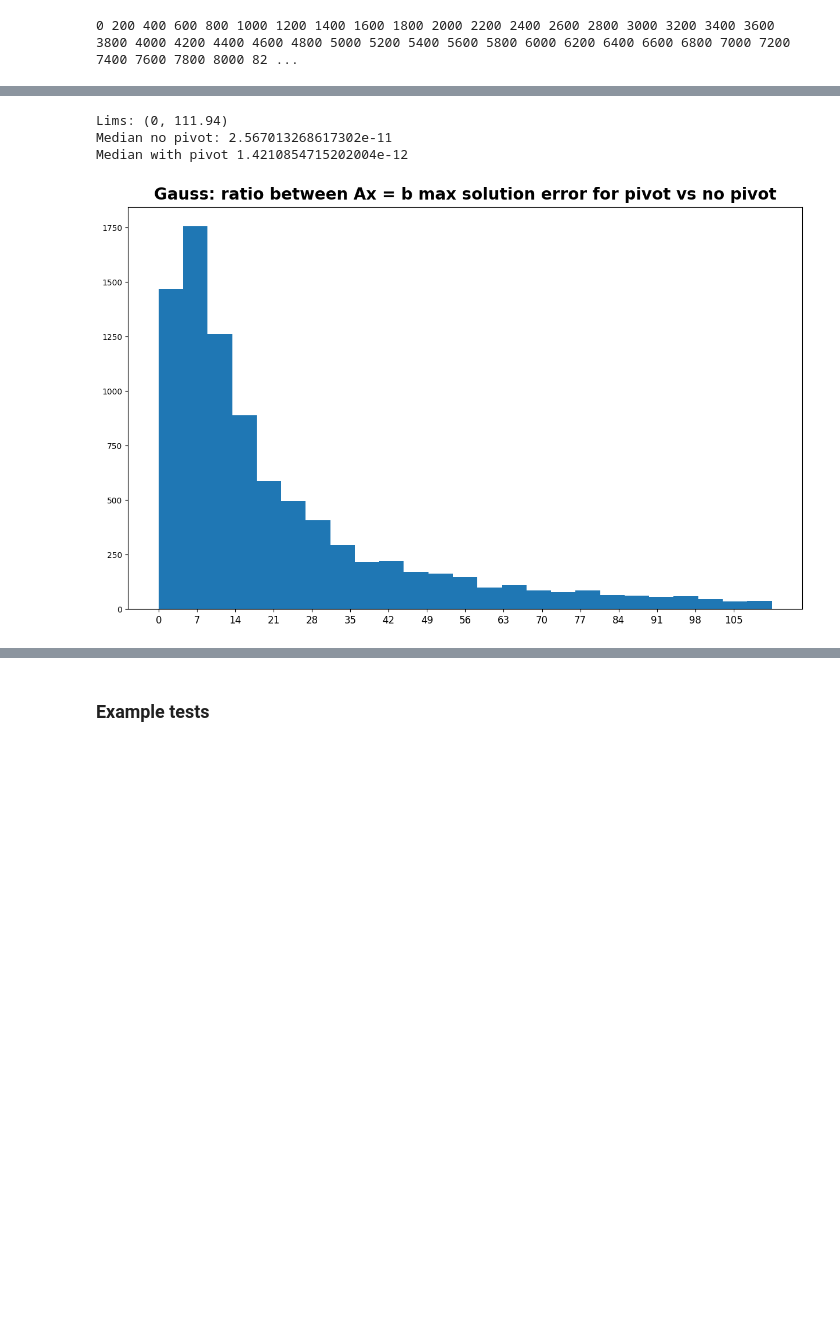
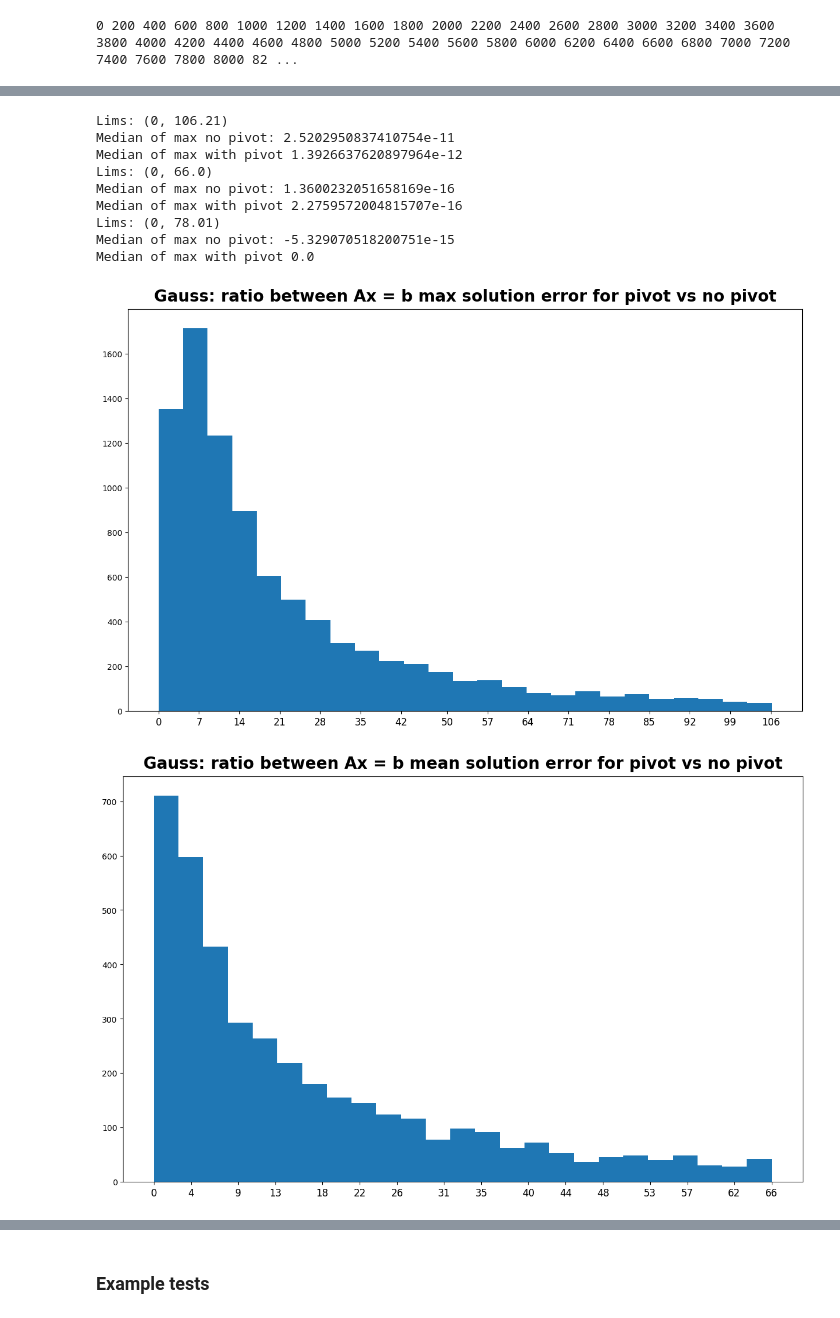
Before and after one commit to Jakub-Karczewski/matrix_algorithms, a Jupyter notebook: matrix_calculus_sem_8/lab2/lab2-iteracyjnie.ipynb, the cells around one changed output, grey strips where cells are left out. Cells and saved outputs as stored; diff of their text form; code cells hidden in the pictures; blank space fills up the shorter version.

Commit message:
Another plots for 10 k trials

```diff
--- a/matrix_calculus_sem_8/lab2/lab2-iteracyjnie.ipynb
+++ b/matrix_calculus_sem_8/lab2/lab2-iteracyjnie.ipynb
@@ -207,7 +208,7 @@ def assert_u_matrix(U, tol, has_ones = False):
 NUM_TRIALS = 10000
 n = 40
 
-pivot_diff = []
+lu_pivot_diff = defaultdict(list)
 with_error, without_error = 0, 0
 for i in range(NUM_TRIALS):
     if i % (NUM_TRIALS//50) == 0:
@@ -227,15 +228,20 @@ for i in range(NUM_TRIALS):
             else:
                 without_error += 1
 
+    for func, label in [[lambda x: np.max(np.abs(x)), "max"], [lambda x: np.mean(x), "mean"],
+        [lambda x: np.median(x), "median"]]:
 
-    pivot, no_pivot = np.max(np.abs((P2 @ M3 - L2 @ U2))), np.max(np.abs((P3 @ M3 - L3 @ U3)))
-    diff_i = no_pivot/pivot
-    pivot_diff.append([no_pivot, pivot, diff_i])
+        pivot, no_pivot = func(P2 @ M3 - L2 @ U2), func(P3 @ M3 - L3 @ U3)
+        lu_pivot_diff[label].append([no_pivot, pivot, no_pivot/pivot if pivot != 0 else None])
 
 
-pivot_diff = np.array(pivot_diff)
+pivot_diff = np.array(lu_pivot_diff)
 # %% [output]
 0 200 400 600 800 1000 1200 1400 1600 1800 2000 2200 2400 2600 2800 3000 3200 3400 3600 3800 4000 4200 4400 4600 4800 5000 5200 5400 5600 5800 6000 6200 6400 6600 6800 7000 7200 7400 7600 7800 8000 82 ...
+# %%
+lu_pivot_max = np.array(lu_pivot_diff["max"])
+lu_pivot_mean = np.array(lu_pivot_diff["mean"])
+lu_pivot_median = np.array(lu_pivot_diff["median"])
 # %%
 print(f"Outside the tolerance: pivot = {with_error}/{NUM_TRIALS}, no_pivot = {without_error}/{NUM_TRIALS}")
 # %% [output]
@@ -292,21 +331,32 @@ for i in range(NUM_TRIALS):
 # %%
-gauss_pivot_diff = np.array(gauss_pivot_diff)
+gauss_pivot_max = np.array(gauss_pivot_diff["max"])
+gauss_pivot_mean = np.array(gauss_pivot_diff["mean"])
+gauss_pivot_median = np.array(gauss_pivot_diff["median"])
 # %%
-gauss_lims = [0, np.percentile(gauss_pivot_diff[:, 2], 89)]
-k = 25
-s = 15
+labels = ["max", "mean", "median"]
+for i, metric_res in enumerate([gauss_pivot_max, gauss_pivot_mean, gauss_pivot_median]):
+    gauss_lims = [0, np.percentile(metric_res[:, 2], 89)]
+    k = 25
+    s = 15
 
-print(f"Lims: ({gauss_lims[0]}, {round(gauss_lims[1], 2)})")
+    print(f"Lims: ({gauss_lims[0]}, {round(gauss_lims[1], 2)})")
 
-plt.figure(figsize=(15, 9))
-plt.hist(gauss_pivot_diff[:, 2], bins=[gauss_lims[1]/k * i for i in range(k+1)])
-plt.xticks([round(gauss_lims[1]/s) * i for i in range(s+1)], fontsize = 12)
-plt.title("Gauss: ratio between Ax = b max solution error for pivot vs no pivot", fontsize=20, fontweight='bold', pad=10 )
+    plt.figure(figsize=(15, 9))
+    plt.hist(metric_res[:, 2], bins = [gauss_lims[1]/k * i for i in range(k+1)])
+    plt.xticks([custom_rand(gauss_lims[1]/s * i, gauss_lims[1]) for i in range(s+1)], fontsize = 12)
+    plt.title(f"Gauss: ratio between Ax = b {labels[i]} solution error for pivot vs no pivot", fontsize=20, fontweight='bold', pad=10 )
 
-print("Median no pivot:", np.median(gauss_pivot_diff[:, 0]))
-print("Median with pivot", np.median(gauss_pivot_diff[:, 1]))
+    print("Median of max no pivot:", np.median(metric_res[:, 0]))
+    print("Median of max with pivot", np.median(metric_res[:, 1]))
 # %% [output]
-Lims: (0, 111.94)
-Median no pivot: 2.567013268617302e-11
-Median with pivot 1.4210854715202004e-12
+Lims: (0, 106.21)
+Median of max no pivot: 2.5202950837410754e-11
+Median of max with pivot 1.3926637620897964e-12
+Lims: (0, 66.0)
+Median of max no pivot: 1.3600232051658169e-16
+Median of max with pivot 2.2759572004815707e-16
+Lims: (0, 78.01)
+Median of max no pivot: -5.329070518200751e-15
+Median of max with pivot 0.0
-[figure, old version]
+[figure, new version]
+[figure, added]
```
Also changed, not shown: parts of 6 cells of this notebook.
